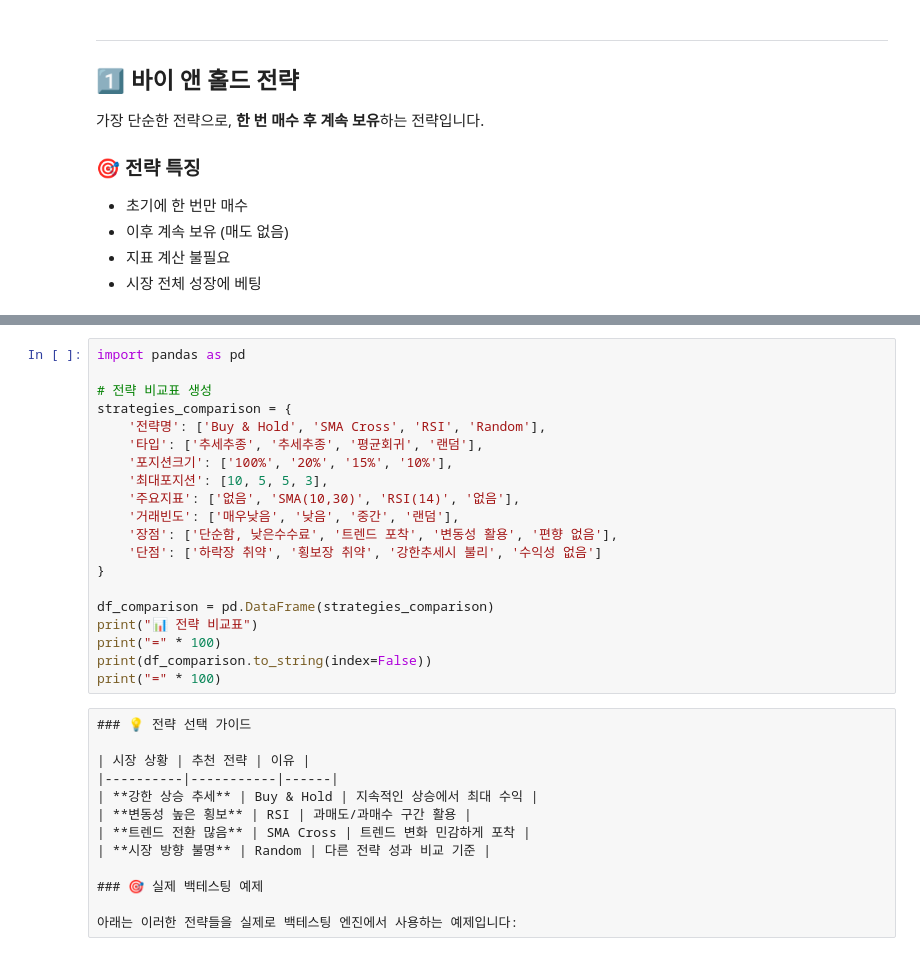
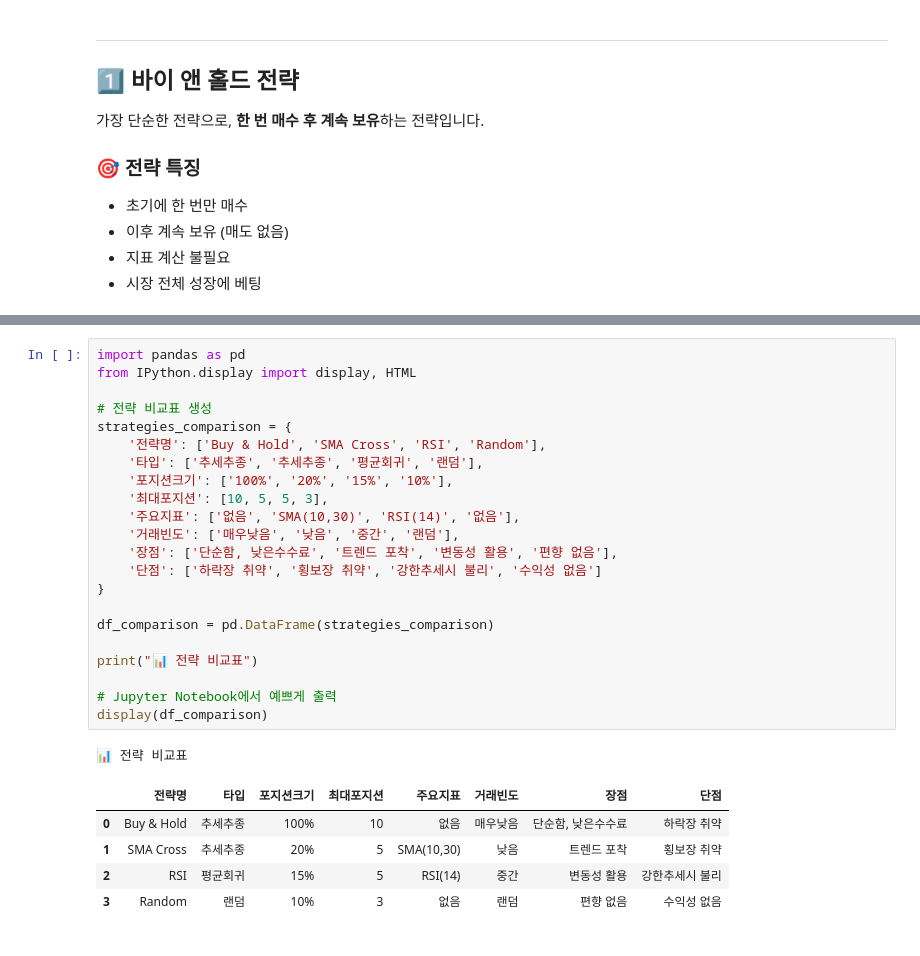
Before and after one commit to Lazydok/quantbt, a Jupyter notebook: quantbt/examples/simple_strategy_tutorial.ipynb, the cells around one changed output, grey strips where cells are left out. Saved outputs shown, nothing was run; the diff lists cells and outputs as text.

```diff
--- a/quantbt/examples/simple_strategy_tutorial.ipynb
+++ b/quantbt/examples/simple_strategy_tutorial.ipynb
@@ -445,33 +468,29 @@ print(f"🎲 거래 확률: {random_strategy.trade_probability * 100}%")
 # %%
 import pandas as pd
+from IPython.display import display, HTML
 
 # 전략 비교표 생성
 strategies_comparison = {
     '전략명': ['Buy & Hold', 'SMA Cross', 'RSI', 'Random'],
     '타입': ['추세추종', '추세추종', '평균회귀', '랜덤'],
     '포지션크기': ['100%', '20%', '15%', '10%'],
     '최대포지션': [10, 5, 5, 3],
     '주요지표': ['없음', 'SMA(10,30)', 'RSI(14)', '없음'],
     '거래빈도': ['매우낮음', '낮음', '중간', '랜덤'],
     '장점': ['단순함, 낮은수수료', '트렌드 포착', '변동성 활용', '편향 없음'],
     '단점': ['하락장 취약', '횡보장 취약', '강한추세시 불리', '수익성 없음']
 }
 
 df_comparison = pd.DataFrame(strategies_comparison)
+
 print("📊 전략 비교표")
-print("=" * 100)
-print(df_comparison.to_string(index=False))
-print("=" * 100)
+
+# Jupyter Notebook에서 예쁘게 출력
+display(df_comparison)
+# %% [output]
+📊 전략 비교표
+|  | 전략명 | 타입 | 포지션크기 | 최대포지션 | 주요지표 | 거래빈도 | 장점 | 단점 |
+| 0 | Buy & Hold | 추세추종 | 100% | 10 | 없음 | 매우낮음 | 단순함, 낮은수수료 | 하락장 취약 |
+| 1 | SMA Cross | 추세추종 | 20% | 5 | SMA(10,30) | 낮음 | 트렌드 포착 | 횡보장 취약 |
+| 2 | RSI | 평균회귀 | 15% | 5 | RSI(14) | 중간 | 변동성 활용 | 강한추세시 불리 |
+| 3 | Random | 랜덤 | 10% | 3 | 없음 | 랜덤 | 편향 없음 | 수익성 없음 |
-# %% [raw]
-### 💡 전략 선택 가이드
-
-| 시장 상황 | 추천 전략 | 이유 |
-|----------|-----------|------|
-| **강한 상승 추세** | Buy & Hold | 지속적인 상승에서 최대 수익 |
-| **변동성 높은 횡보** | RSI | 과매도/과매수 구간 활용 |
-| **트렌드 전환 많음** | SMA Cross | 트렌드 변화 민감하게 포착 |
-| **시장 방향 불명** | Random | 다른 전략 성과 비교 기준 |
-
-### 🎯 실제 백테스팅 예제
-
-아래는 이러한 전략들을 실제로 백테스팅 엔진에서 사용하는 예제입니다:
```
Also changed, not shown: parts of 27 cells of this notebook, 20 other files.
